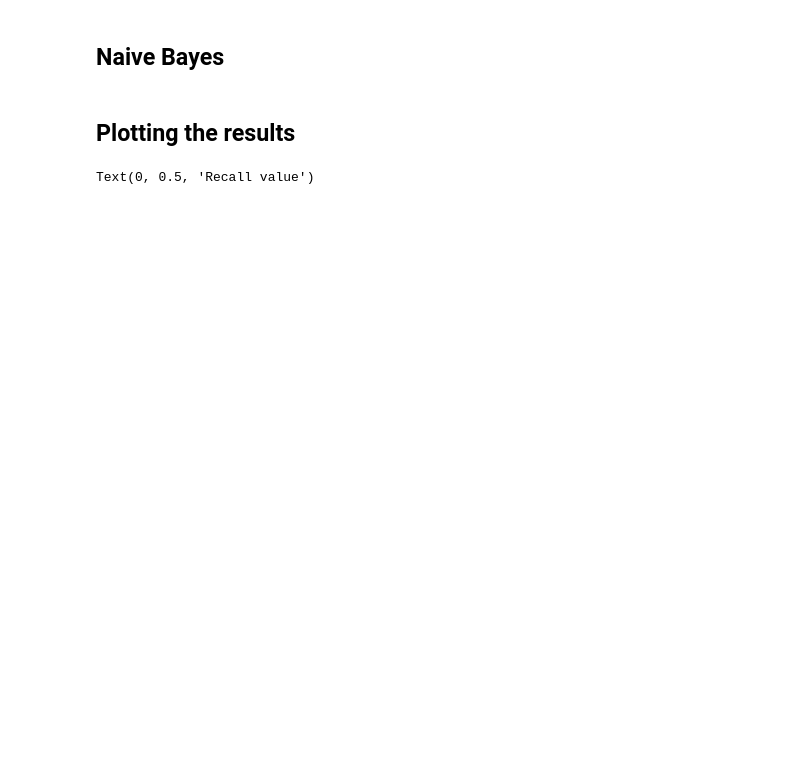
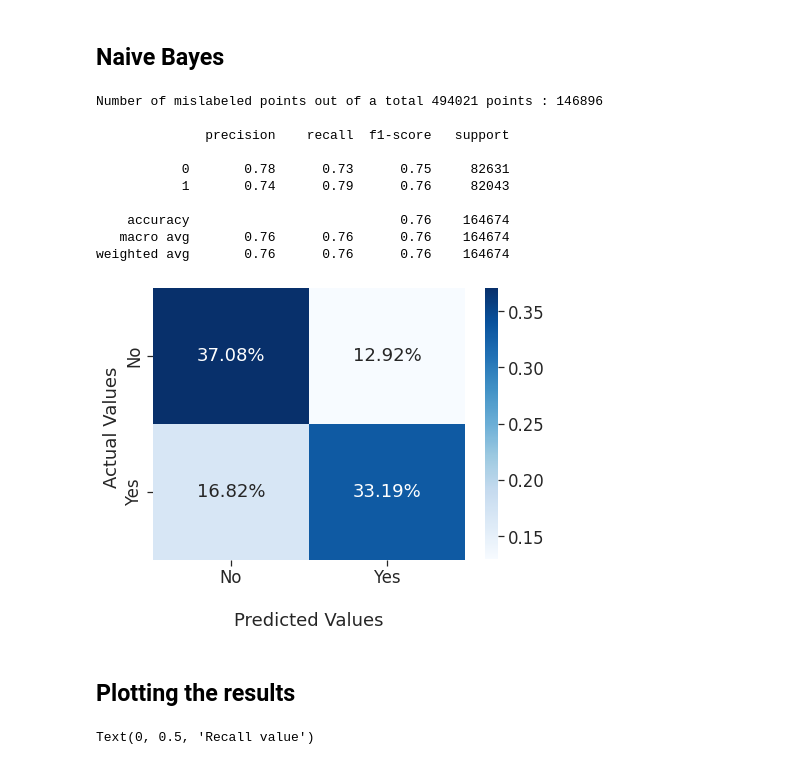
Before and after one commit to allsuitablenamesarealreadytaken/heart-disease-classification, a Jupyter notebook: ML.ipynb, the cells around one changed output. Cells and saved outputs as stored; diff of their text form; code cells hidden in the pictures; blank space fills up the shorter version.

```diff
--- a/ML.ipynb
+++ b/ML.ipynb
@@ -429,3 +432,36 @@ plt.show()
+# %%
+y = df.HeartDisease
+X = df.drop('HeartDisease', axis=1)
+
+X_train, X_test, y_train, y_test = train_test_split(X, y, test_size=0.9, random_state=0)
+nb = GaussianNB()
+y_pred = nb.fit(X_train, y_train).predict(X_test)
+# %%
+print("Number of mislabeled points out of a total %d points : %d" % (X_test.shape[0], (y_test != y_pred).sum()))
+print()
+print(classification_report(y_test2, y_pred2))
+
+cm = confusion_matrix(y_test, y_pred)
+
+plt.figure(figsize=(7,5))
+ax = sns.heatmap(cm/np.sum(cm),fmt='.2%', annot=True, cmap='Blues')
+ax.set_xlabel('\nPredicted Values')
+ax.set_ylabel('Actual Values ');
+ax.xaxis.set_ticklabels(['No','Yes'])
+ax.yaxis.set_ticklabels(['No','Yes'])
+plt.show()
+# %% [output]
+Number of mislabeled points out of a total 494021 points : 146896
+
+              precision    recall  f1-score   support
+
+           0       0.78      0.73      0.75     82631
+           1       0.74      0.79      0.76     82043
+
+    accuracy                           0.76    164674
+   macro avg       0.76      0.76      0.76    164674
+weighted avg       0.76      0.76      0.76    164674
+[figure, added]
 # %% [markdown]
 ## Plotting the results
 # %%
```
Also changed, not shown: parts of 17 cells of this notebook.
